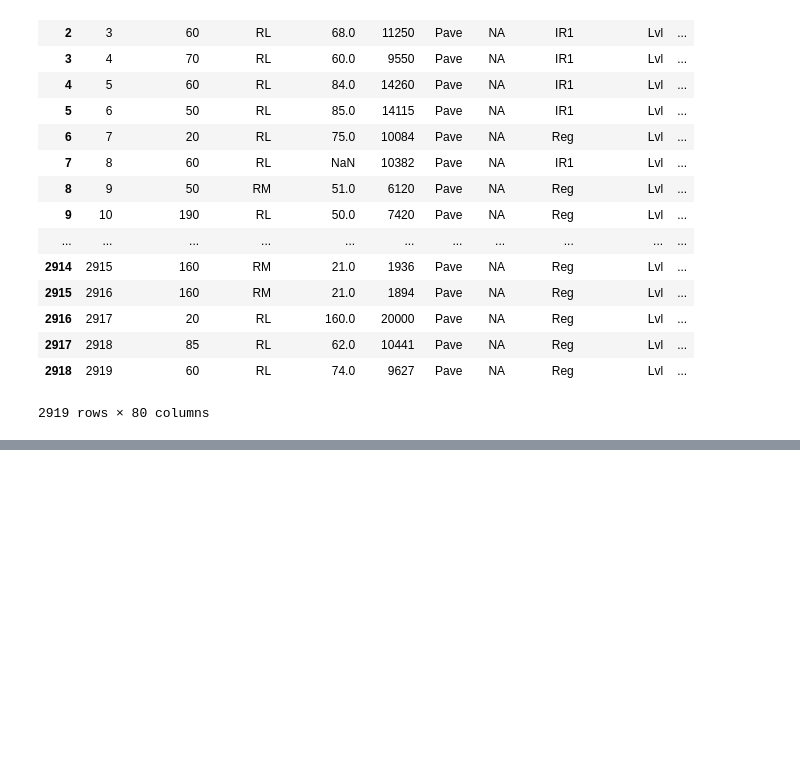
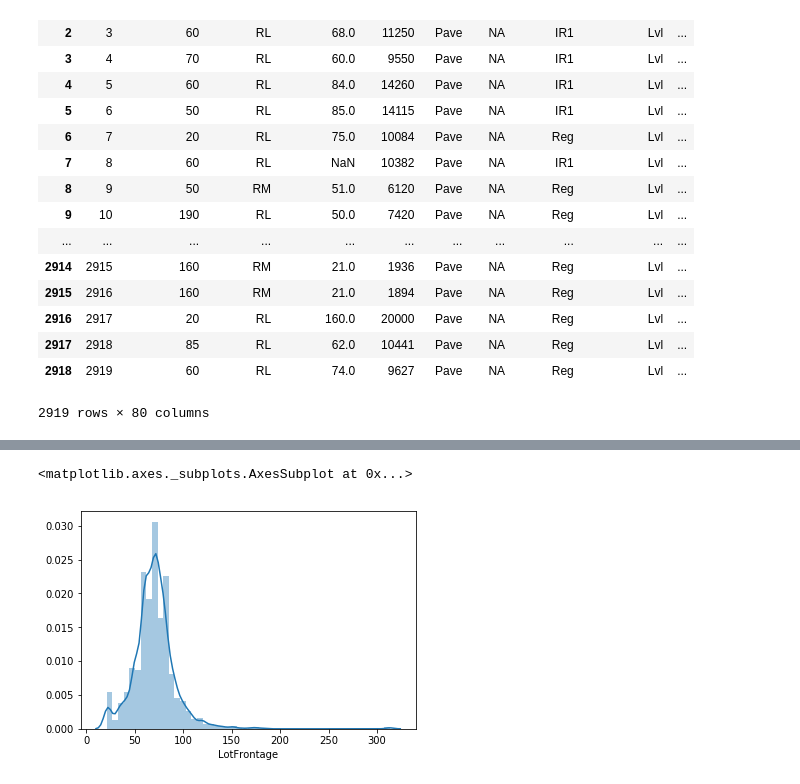
Before and after one commit to hkcaddes/MachineLearningPythonProject, a Jupyter notebook: Brandon/ML_project_wrangling.ipynb, the cells around one changed output, grey strips where cells are left out. Saved outputs shown, nothing was run; the diff lists cells and outputs as text; code cells hidden in the pictures; blank space fills up the shorter version.

```diff
--- a/Brandon/ML_project_wrangling.ipynb
+++ b/Brandon/ML_project_wrangling.ipynb
@@ -200,0 +243,5 @@ See the caveats in the documentation: http://pandas.pydata.org/pandas-docs/stabl
+# %%
+sns.distplot(df_train.LotFrontage)
+# %% [output]
+<matplotlib.axes._subplots.AxesSubplot at 0x...>
+[figure, added]
```
Also changed, not shown: parts of 33 cells of this notebook.
